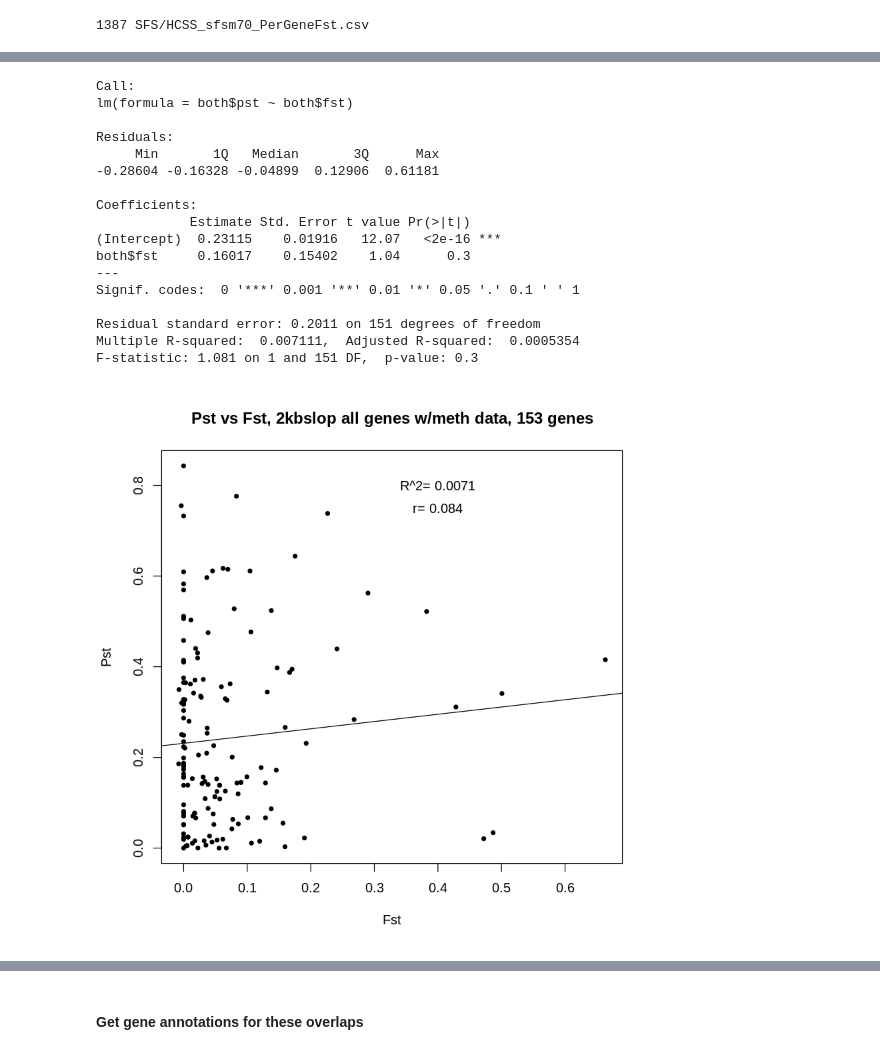
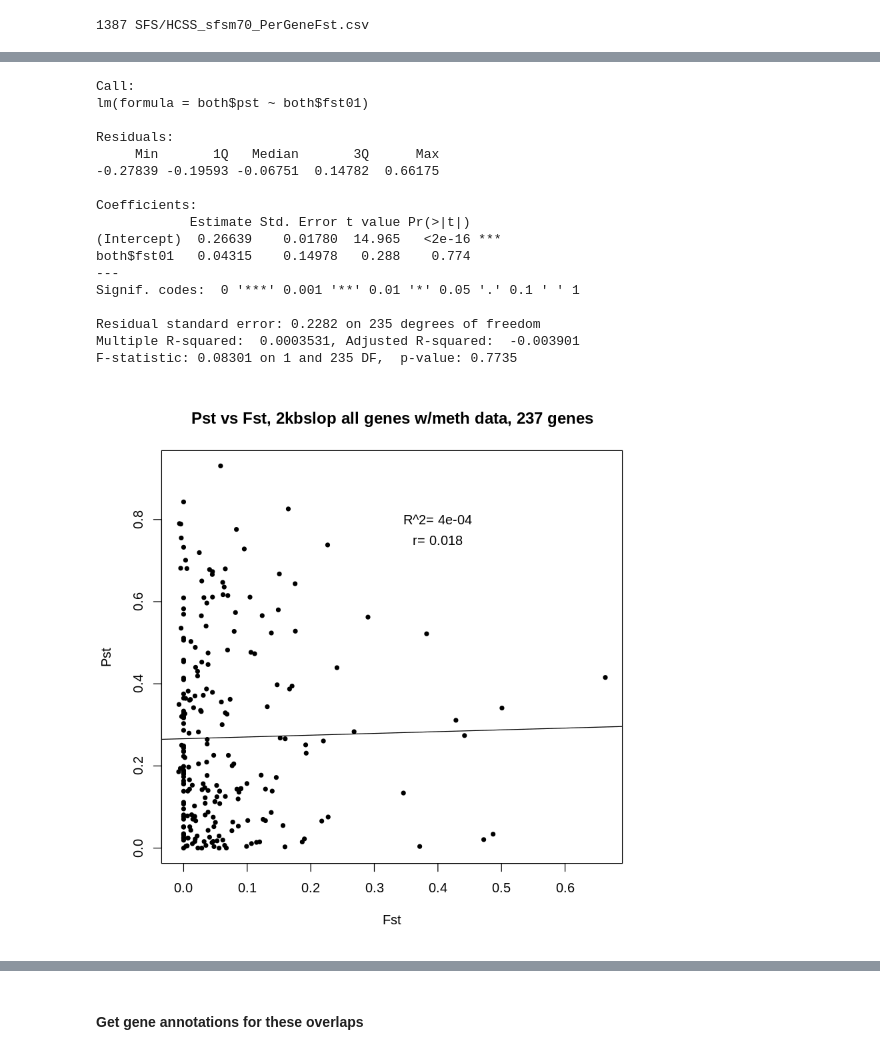
Before and after one commit to sr320/paper-oly-mbdbs-gen, a Jupyter notebook: code/MBD_samples_genetic_analysisHCSS.ipynb, the cells around one changed output, grey strips where cells are left out. Cells and saved outputs as stored; diff of their text form; code cells hidden in the pictures.

```diff
--- a/code/MBD_samples_genetic_analysisHCSS.ipynb
+++ b/code/MBD_samples_genetic_analysisHCSS.ipynb
@@ -270,0 +303,4 @@ head(fst)
+# %%
+genes <-
+  read_delim(file = "SFS/HCSS_sfsm70_PerGeneFst.csv", delim = "\t", col_names = TRUE)
+head(genes)
@@ -274,0 +328,3 @@ length(intersect(pst$id,fst$id))
+# %%
+both = merge(pst,genes, by ="id")
+head(both)
@@ -277,4 +340,0 @@ length(intersect(pst$id,fst$id))
-# %%
-both = merge(pst,fst, by ="id")
-#both <- both[,c("id","pst","fst01")]
-head(both)
@@ -289,32 +341,32 @@ head(both)
 # %%
 #library(MASS)
 #dens <- kde2d(Dgeo,DgenN, n=300)
 #myPal <- colorRampPalette(c("white","blue","gold", "orange", "red"))
-plot(both$fst, both$pst, pch=20,cex=1,xlab = "Fst", ylab = "Pst")
-title("Pst vs Fst, 2kbslop all genes w/meth data, 153 genes")
-summary(lm(both$pst~both$fst),)
-R2 = round(summary(lm(both$pst~both$fst))$r.squared, 4)
+plot(both$fst01, both$pst, pch=20,cex=1,xlab = "Fst", ylab = "Pst")
+title("Pst vs Fst, 2kbslop all genes w/meth data, 237 genes")
+summary(lm(both$pst~both$fst01),)
+R2 = round(summary(lm(both$pst~both$fst01))$r.squared, 4)
 #image(dens, col=transp(myPal(300),.7), add=TRUE)
-abline(lm(both$pst~both$fst))
+abline(lm(both$pst~both$fst01))
 text(0.4,0.8,label=paste("R^2=",R2))
-text(0.4,0.75,label="r= 0.084")
+text(0.4,0.75,label="r= 0.018")
 # %% [output]
 Call:
-lm(formula = both$pst ~ both$fst)
+lm(formula = both$pst ~ both$fst01)
 
 Residuals:
      Min       1Q   Median       3Q      Max
--0.28604 -0.16328 -0.04899  0.12906  0.61181
+-0.27839 -0.19593 -0.06751  0.14782  0.66175
 
 Coefficients:
             Estimate Std. Error t value Pr(>|t|)
-(Intercept)  0.23115    0.01916   12.07   <2e-16 ***
-both$fst     0.16017    0.15402    1.04      0.3
+(Intercept)  0.26639    0.01780  14.965   <2e-16 ***
+both$fst01   0.04315    0.14978   0.288    0.774
 ---
 Signif. codes:  0 '***' 0.001 '**' 0.01 '*' 0.05 '.' 0.1 ' ' 1
 
-Residual standard error: 0.2011 on 151 degrees of freedom
-Multiple R-squared:  0.007111,  Adjusted R-squared:  0.0005354
-F-statistic: 1.081 on 1 and 151 DF,  p-value: 0.3
+Residual standard error: 0.2282 on 235 degrees of freedom
+Multiple R-squared:  0.0003531, Adjusted R-squared:  -0.003901
+F-statistic: 0.08301 on 1 and 235 DF,  p-value: 0.7735
-[figure, old version]
+[figure, new version]
 # %%
```
Also changed, not shown: parts of 45 cells of this notebook.
